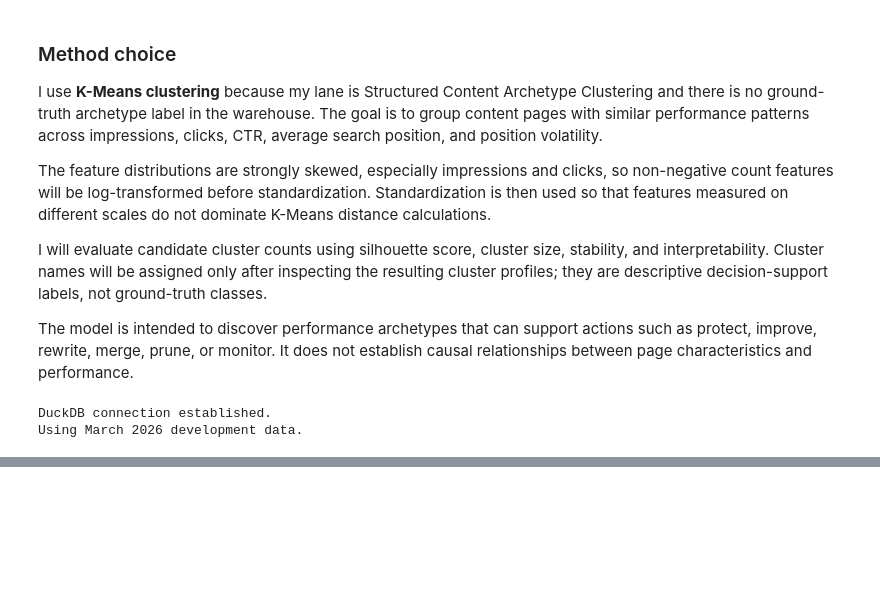
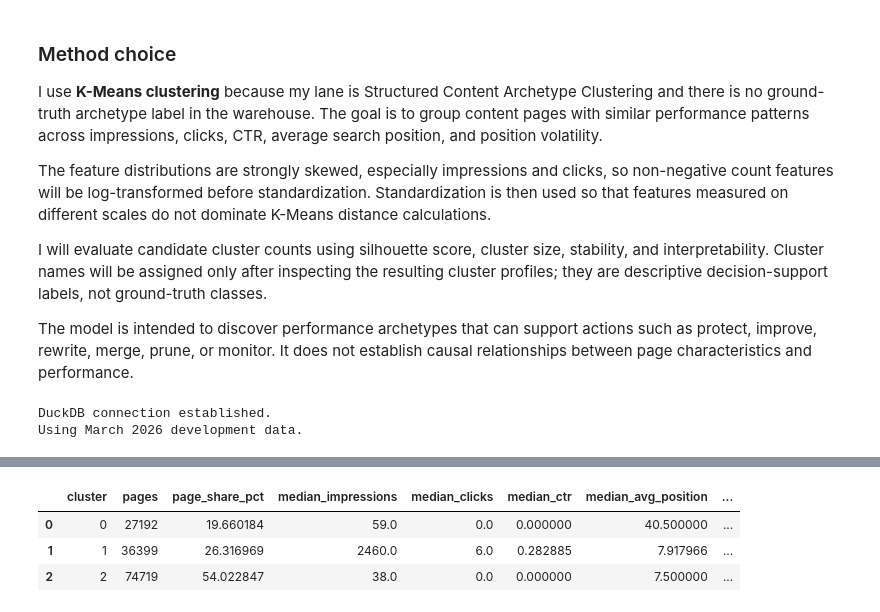
Before and after one commit to girishpatil935/ML_Internship, a Jupyter notebook: work/notebooks/w05_model.ipynb, the cells around one changed output, grey strips where cells are left out. Saved outputs shown, nothing was run; the diff lists cells and outputs as text; code cells hidden in the pictures; blank space fills up the shorter version.

```diff
--- a/work/notebooks/w05_model.ipynb
+++ b/work/notebooks/w05_model.ipynb
@@ -169,0 +418,37 @@ Missing values:
+# %%
+# Compare each cluster against the overall development-set median
+
+overall_median = profile_df[
+    model_features
+].median()
+
+comparison = cluster_profile[[
+    "cluster",
+    "pages",
+    "page_share_pct",
+    "median_impressions",
+    "median_clicks",
+    "median_ctr",
+    "median_avg_position",
+    "median_position_volatility"
+]].copy()
+
+comparison["impressions_vs_overall"] = (
+    comparison["median_impressions"] / overall_median["impressions"]
+)
+
+comparison["ctr_vs_overall"] = (
+    comparison["median_ctr"] / overall_median["ctr"]
+    if overall_median["ctr"] > 0 else np.nan
+)
+
+comparison["position_vs_overall"] = (
+    comparison["median_avg_position"] / overall_median["avg_position"]
+)
+
+display(comparison)
+# %% [output]
+|  | cluster | pages | page_share_pct | median_impressions | median_clicks | median_ctr | median_avg_position | ... |
+| 0 | 0 | 27192 | 19.660184 | 59.0 | 0.0 | 0.000000 | 40.500000 | ... |
+| 1 | 1 | 36399 | 26.316969 | 2460.0 | 6.0 | 0.282885 | 7.917966 | ... |
+| 2 | 2 | 74719 | 54.022847 | 38.0 | 0.0 | 0.000000 | 7.500000 | ... |
```
Also changed, not shown: parts of 19 cells of this notebook.
